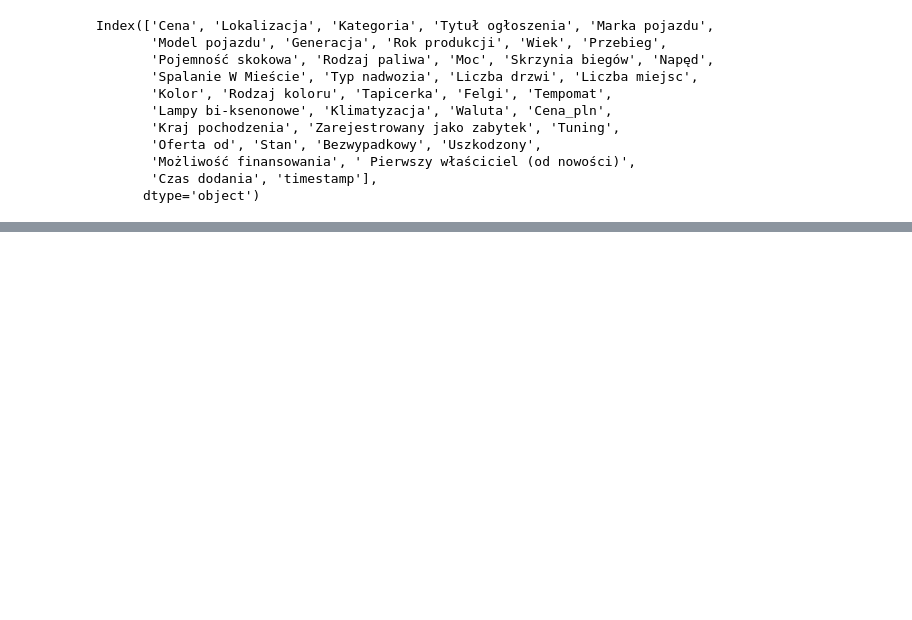
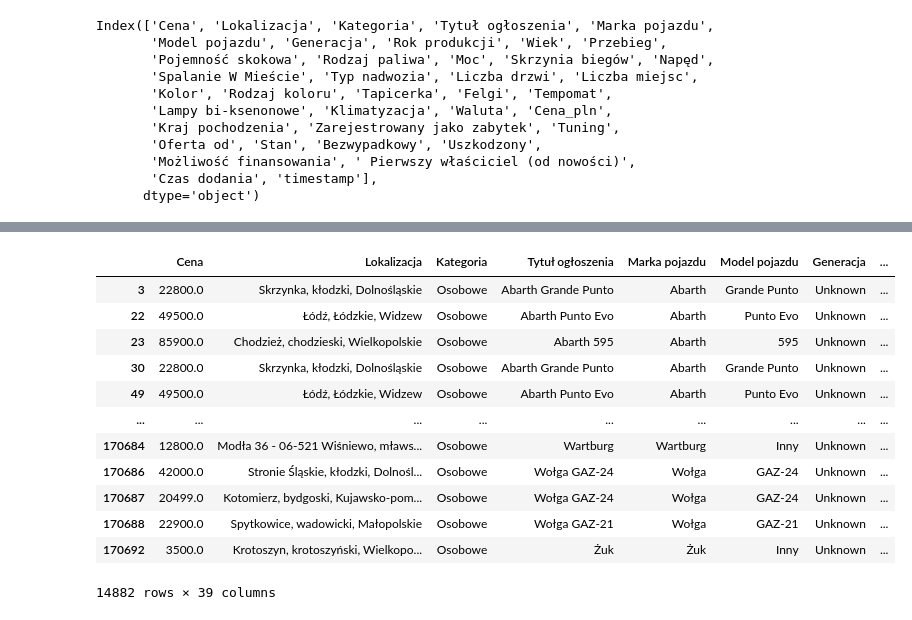
Before and after one commit to KacperChmura1/Engineer-s, a Jupyter notebook: DataPreparation.ipynb, the cells around one changed output, grey strips where cells are left out. Saved outputs shown, nothing was run; the diff lists cells and outputs as text; code cells hidden in the pictures; blank space fills up the shorter version.

```diff
--- a/DataPreparation.ipynb
+++ b/DataPreparation.ipynb
@@ -358,0 +373,16 @@ sns.heatmap(df2.isnull())
+# %%
+df2[pd.isna(df2["Liczba miejsc"])]
+# %% [output]
+|  | Cena | Lokalizacja | Kategoria | Tytuł ogłoszenia | Marka pojazdu | Model pojazdu | Generacja | ... |
+| 3 | 22800.0 | Skrzynka, kłodzki, Dolnośląskie | Osobowe | Abarth Grande Punto | Abarth | Grande Punto | Unknown | ... |
+| 22 | 49500.0 | Łódź, Łódzkie, Widzew | Osobowe | Abarth Punto Evo | Abarth | Punto Evo | Unknown | ... |
+| 23 | 85900.0 | Chodzież, chodzieski, Wielkopolskie | Osobowe | Abarth 595 | Abarth | 595 | Unknown | ... |
+| 30 | 22800.0 | Skrzynka, kłodzki, Dolnośląskie | Osobowe | Abarth Grande Punto | Abarth | Grande Punto | Unknown | ... |
+| 49 | 49500.0 | Łódź, Łódzkie, Widzew | Osobowe | Abarth Punto Evo | Abarth | Punto Evo | Unknown | ... |
+| ... | ... | ... | ... | ... | ... | ... | ... | ... |
+| 170684 | 12800.0 | Modła 36 - 06-521 Wiśniewo, mławs... | Osobowe | Wartburg | Wartburg | Inny | Unknown | ... |
+| 170686 | 42000.0 | Stronie Śląskie, kłodzki, Dolnośl... | Osobowe | Wołga GAZ-24 | Wołga | GAZ-24 | Unknown | ... |
+| 170687 | 20499.0 | Kotomierz, bydgoski, Kujawsko-pom... | Osobowe | Wołga GAZ-24 | Wołga | GAZ-24 | Unknown | ... |
+| 170688 | 22900.0 | Spytkowice, wadowicki, Małopolskie | Osobowe | Wołga GAZ-21 | Wołga | GAZ-21 | Unknown | ... |
+| 170692 | 3500.0 | Krotoszyn, krotoszyński, Wielkopo... | Osobowe | Żuk | Żuk | Inny | Unknown | ... |
+14882 rows × 39 columns
```
Also changed, not shown: parts of 67 cells of this notebook.
